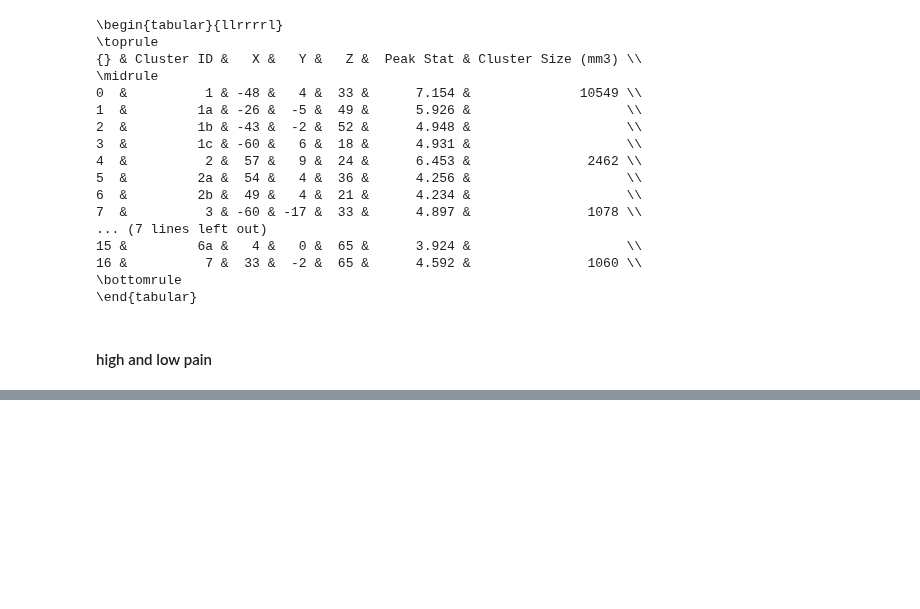
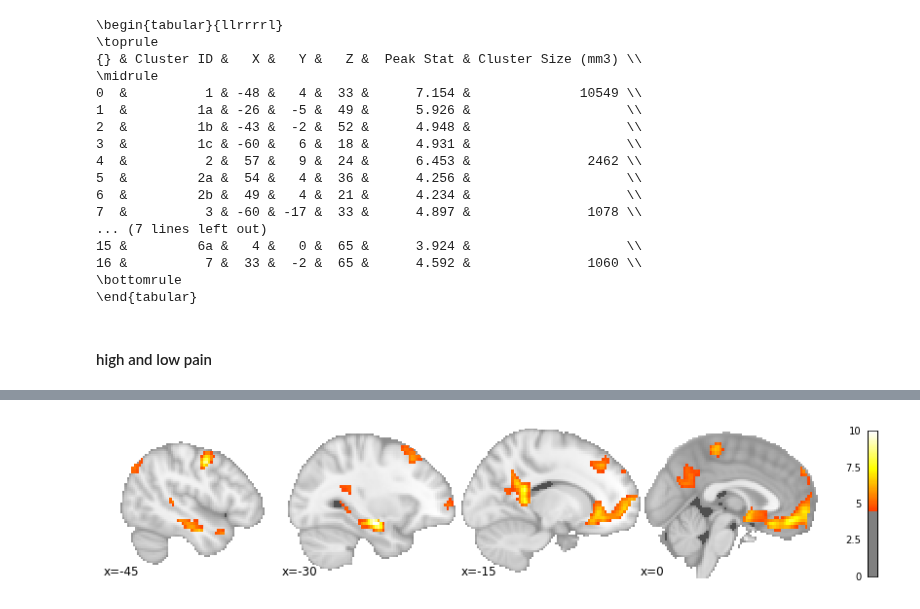
Before and after one commit to syzhang/tsl_hbi, a Jupyter notebook: imaging_plot/visualise.ipynb, the cells around one changed output, grey strips where cells are left out. Drawn from its saved outputs; the diff is of its cells as text; code cells hidden in the pictures; blank space fills up the shorter version.

```diff
--- a/imaging_plot/visualise.ipynb
+++ b/imaging_plot/visualise.ipynb
@@ -734,0 +767,16 @@ NameError: name 'clean_map' is not defined
+# %%
+# low pain
+img = '../../../TSL_output/2ndLevel_pain_compare_FDR0001/2ndLevel/con_0003/spmT_0001_thr.nii'
+z_map = img
+# %%
+from nilearn.glm import threshold_stats_img
+clean_map, threshold = threshold_stats_img(
+    z_map, alpha=.05, height_control='bonferroni', cluster_threshold=10)
+# peak_x = np.unique(peaks['X'])
+peak_x = [-45, -30, -15, 0]
+g = nilearn.plotting.plot_stat_map(clean_map, threshold=threshold, vmax=10,
+              display_mode='x', cut_coords=(peak_x), draw_cross=False)
+#               title=ttl+'(unthresholded p=0.001)')
+g.savefig('./figs/low_pain_x.pdf')
+# %% [output]
+[figure, added]
```
Also changed, not shown: parts of 9 cells of this notebook, 6 other files.
